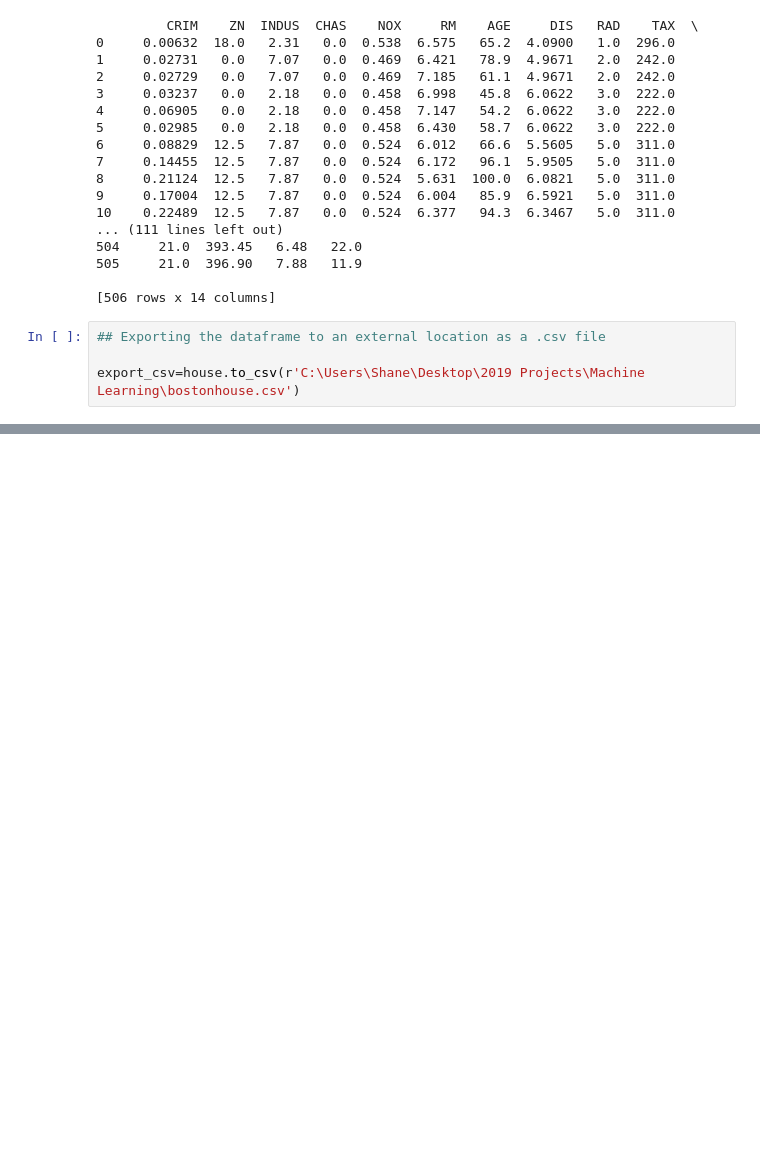
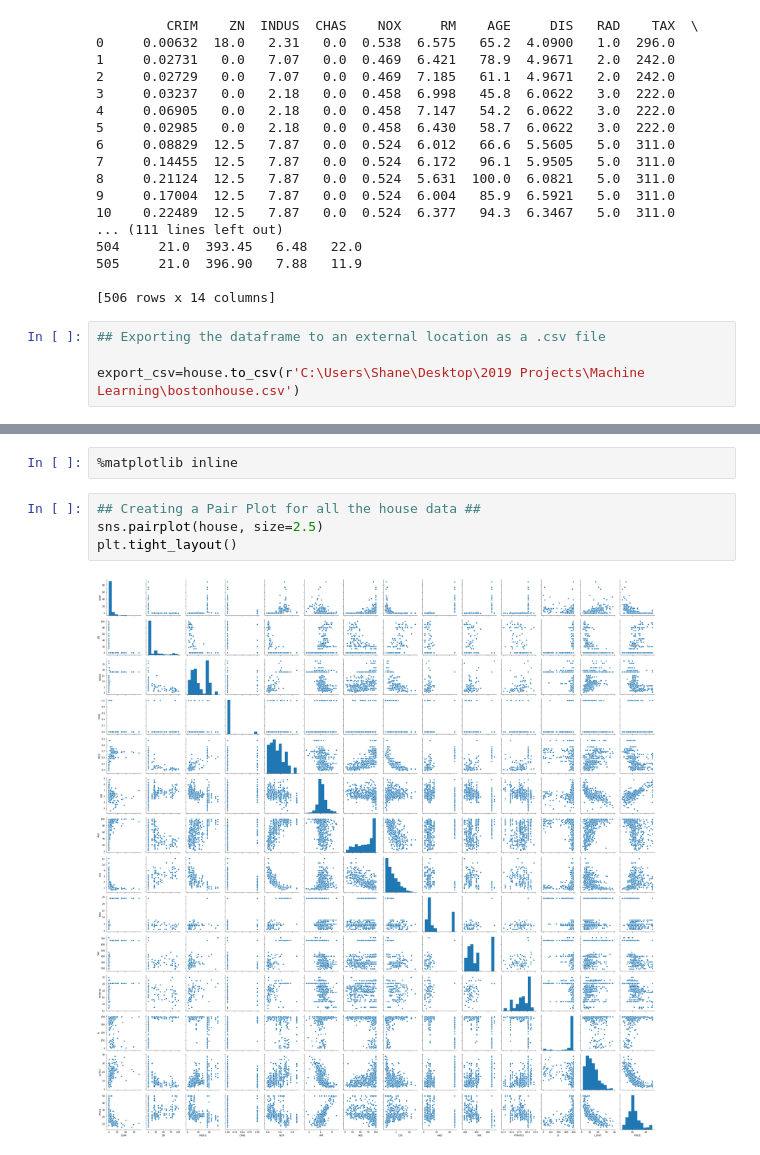
Before and after one commit to shanecanny1/Machine-Learning-and-Statistics-Project, a Jupyter notebook: Machine Learning Project Boston House Prices.ipynb, the cells around one changed output, grey strips where cells are left out. Drawn from its saved outputs; the diff is of its cells as text; blank space fills up the shorter version.

Commit message:
Updated notebook with summary statisitcs and paired graphs to explore the data

```diff
--- a/Machine Learning Project Boston House Prices.ipynb
+++ b/Machine Learning Project Boston House Prices.ipynb
@@ -166,0 +202,8 @@ export_csv=house.to_csv(r'C:\Users\Shane\Desktop\2019 Projects\Machine Learning\
+# %%
+%matplotlib inline
+# %%
+## Creating a Pair Plot for all the house data ##
+sns.pairplot(house, size=2.5)
+plt.tight_layout()
+# %% [output]
+[figure, added]
```
Also changed, not shown: parts of 3 cells of this notebook.
